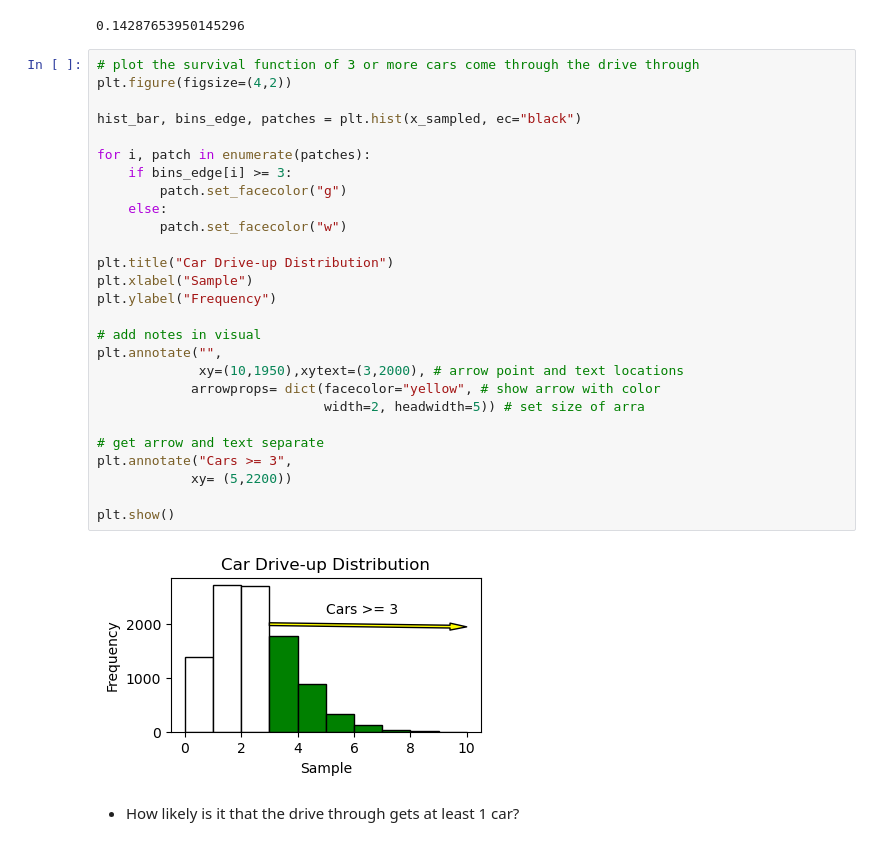
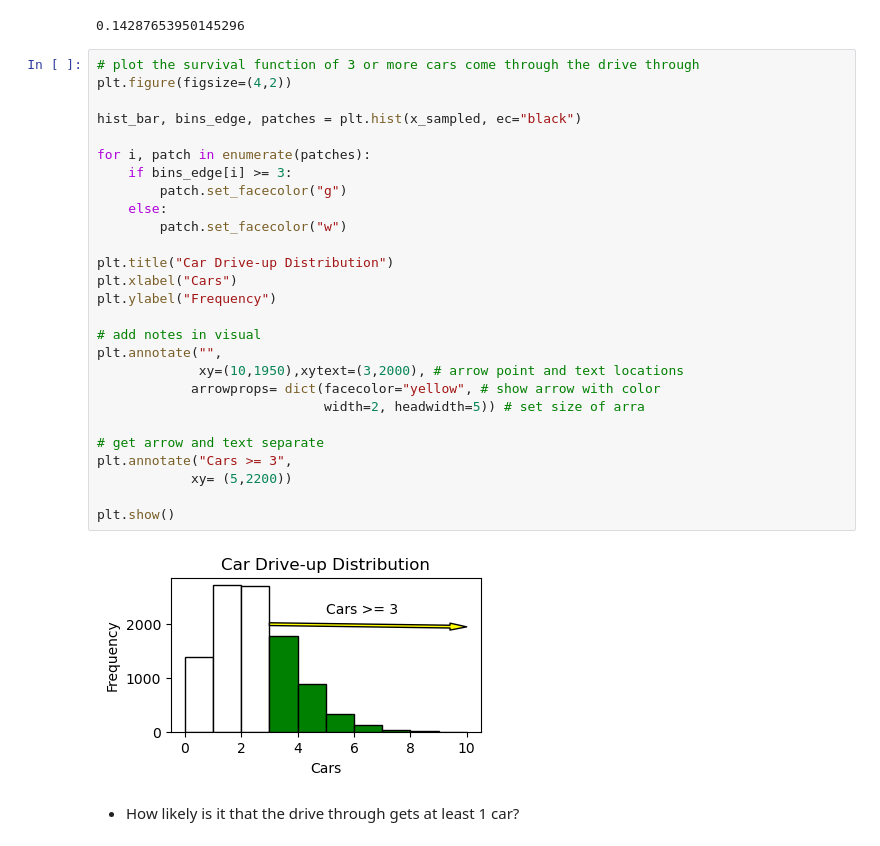
Before and after one commit to MigashaneVictoire/statistics-exercises, a Jupyter notebook: probability_distributions.ipynb, the cells around one changed output. Drawn from its saved outputs; the diff is of its cells as text.

```diff
--- a/probability_distributions.ipynb
+++ b/probability_distributions.ipynb
@@ -83,32 +83,32 @@ x
 # %%
 # plot the survival function of 3 or more cars come through the drive through
 plt.figure(figsize=(4,2))
 
 hist_bar, bins_edge, patches = plt.hist(x_sampled, ec="black")
 
 for i, patch in enumerate(patches):
     if bins_edge[i] >= 3:
         patch.set_facecolor("g")
     else:
         patch.set_facecolor("w")
 
 plt.title("Car Drive-up Distribution")
-plt.xlabel("Sample")
+plt.xlabel("Cars")
 plt.ylabel("Frequency")
 
 # add notes in visual
 plt.annotate("",
              xy=(10,1950),xytext=(3,2000), # arrow point and text locations
             arrowprops= dict(facecolor="yellow", # show arrow with color
                              width=2, headwidth=5)) # set size of arra
 
 # get arrow and text separate
 plt.annotate("Cars >= 3",
             xy= (5,2200))
 
 plt.show()
 # %% [output]
-[figure, old version]
+[figure, new version]
 # %% [markdown]
 - How likely is it that the drive through gets at least 1 car?
 # %%
```
Also changed, not shown: parts of 10 cells of this notebook.
